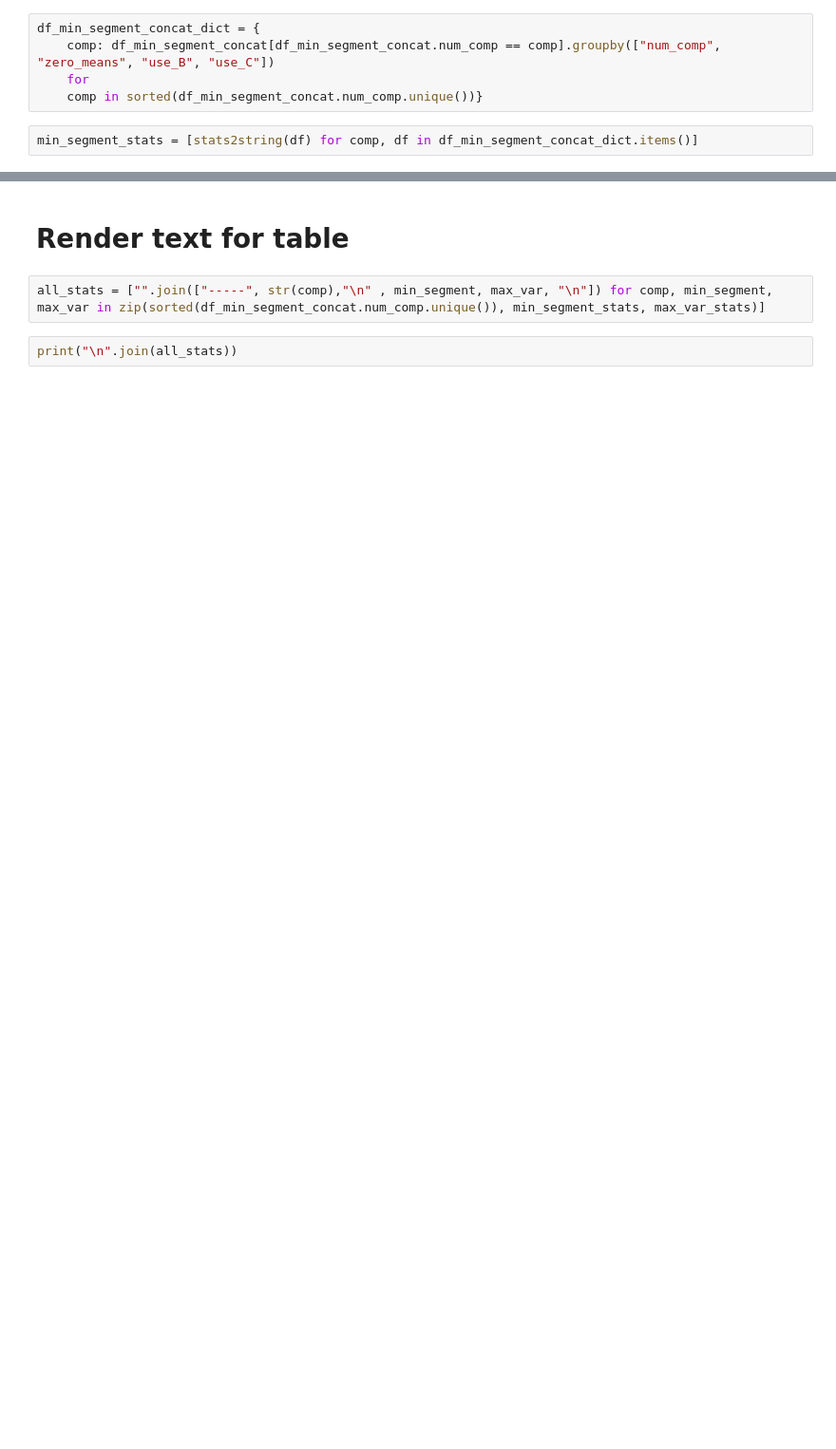
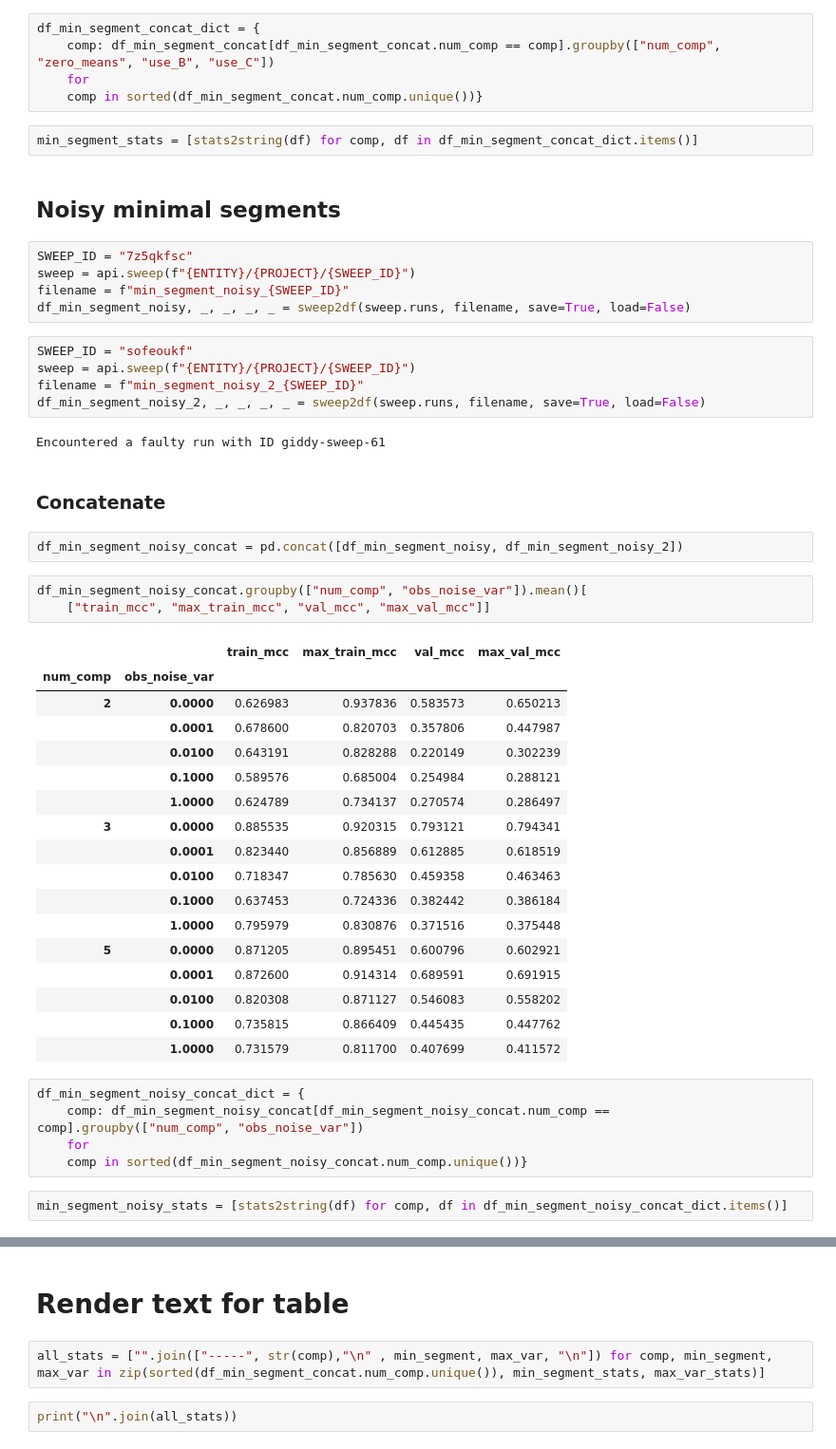
Before and after one commit to rpatrik96/lti-ica, a Jupyter notebook: analysis/figures.ipynb, the cells around one changed output, grey strips where cells are left out. Shown at 95% size. Drawn from its saved outputs; the diff is of its cells as text; blank space fills up the shorter version.

```diff
--- a/analysis/figures.ipynb
+++ b/analysis/figures.ipynb
@@ -114,3 +153,49 @@ df_min_segment_concat_dict = {
     comp in sorted(df_min_segment_concat.num_comp.unique())}
 # %%
 min_segment_stats = [stats2string(df) for comp, df in df_min_segment_concat_dict.items()]
+# %% [markdown]
+## Noisy minimal segments
+# %%
+SWEEP_ID = "7z5qkfsc"
+sweep = api.sweep(f"{ENTITY}/{PROJECT}/{SWEEP_ID}")
+filename = f"min_segment_noisy_{SWEEP_ID}"
+df_min_segment_noisy, _, _, _, _ = sweep2df(sweep.runs, filename, save=True, load=False)
+# %%
+SWEEP_ID = "sofeoukf"
+sweep = api.sweep(f"{ENTITY}/{PROJECT}/{SWEEP_ID}")
+filename = f"min_segment_noisy_2_{SWEEP_ID}"
+df_min_segment_noisy_2, _, _, _, _ = sweep2df(sweep.runs, filename, save=True, load=False)
+# %% [output]
+Encountered a faulty run with ID giddy-sweep-61
+# %% [markdown]
+### Concatenate
+# %%
+df_min_segment_noisy_concat = pd.concat([df_min_segment_noisy, df_min_segment_noisy_2])
+# %%
+df_min_segment_noisy_concat.groupby(["num_comp", "obs_noise_var"]).mean()[
+    ["train_mcc", "max_train_mcc", "val_mcc", "max_val_mcc"]]
+# %% [output]
+|  |  | train_mcc | max_train_mcc | val_mcc | max_val_mcc |
+| num_comp | obs_noise_var |  |  |  |  |
+| 2 | 0.0000 | 0.626983 | 0.937836 | 0.583573 | 0.650213 |
+|  | 0.0001 | 0.678600 | 0.820703 | 0.357806 | 0.447987 |
+|  | 0.0100 | 0.643191 | 0.828288 | 0.220149 | 0.302239 |
+|  | 0.1000 | 0.589576 | 0.685004 | 0.254984 | 0.288121 |
+|  | 1.0000 | 0.624789 | 0.734137 | 0.270574 | 0.286497 |
+| 3 | 0.0000 | 0.885535 | 0.920315 | 0.793121 | 0.794341 |
+|  | 0.0001 | 0.823440 | 0.856889 | 0.612885 | 0.618519 |
+|  | 0.0100 | 0.718347 | 0.785630 | 0.459358 | 0.463463 |
+|  | 0.1000 | 0.637453 | 0.724336 | 0.382442 | 0.386184 |
+|  | 1.0000 | 0.795979 | 0.830876 | 0.371516 | 0.375448 |
+| 5 | 0.0000 | 0.871205 | 0.895451 | 0.600796 | 0.602921 |
+|  | 0.0001 | 0.872600 | 0.914314 | 0.689591 | 0.691915 |
+|  | 0.0100 | 0.820308 | 0.871127 | 0.546083 | 0.558202 |
+|  | 0.1000 | 0.735815 | 0.866409 | 0.445435 | 0.447762 |
+|  | 1.0000 | 0.731579 | 0.811700 | 0.407699 | 0.411572 |
+# %%
+df_min_segment_noisy_concat_dict = {
+    comp: df_min_segment_noisy_concat[df_min_segment_noisy_concat.num_comp == comp].groupby(["num_comp", "obs_noise_var"])
+    for
+    comp in sorted(df_min_segment_noisy_concat.num_comp.unique())}
+# %%
+min_segment_noisy_stats = [stats2string(df) for comp, df in df_min_segment_noisy_concat_dict.items()]
```
Also changed, not shown: parts of 19 cells of this notebook, 1 other file.
